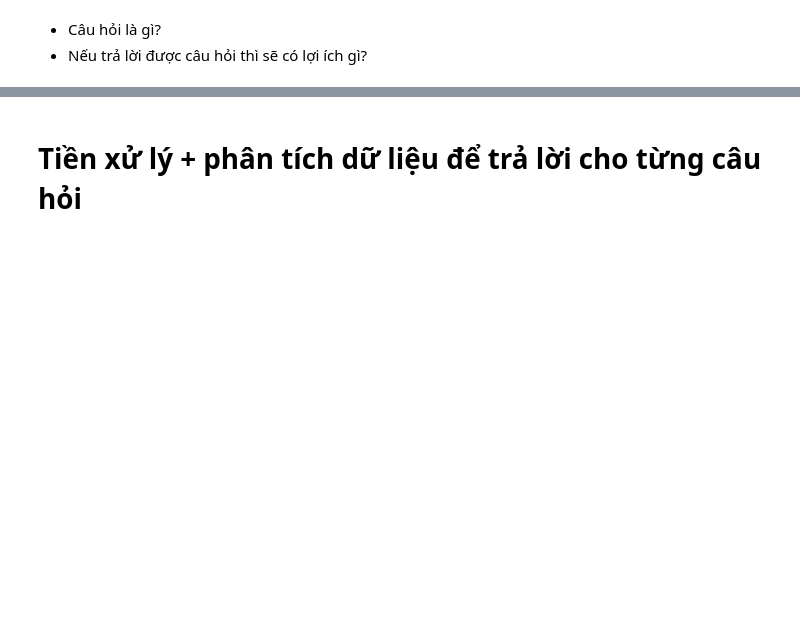
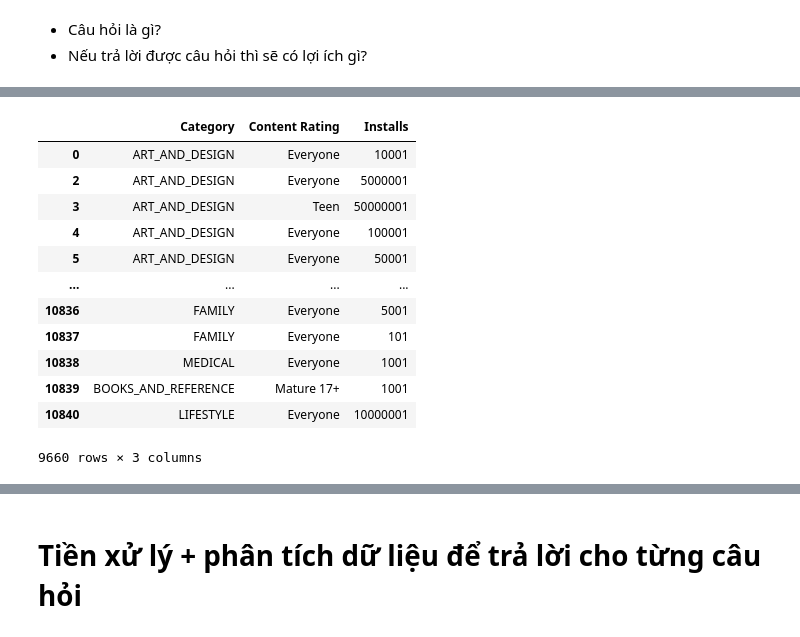
Before and after one commit to tqthangbl/P4DS-FinalProject, a Jupyter notebook: notebook.ipynb, the cells around one changed output, grey strips where cells are left out. Cells and saved outputs as stored; diff of their text form; code cells hidden in the pictures; blank space fills up the shorter version.

```diff
--- a/notebook.ipynb
+++ b/notebook.ipynb
@@ -676,0 +675,26 @@ Nếu trả lời được câu hỏi này, chúng ta sẽ biết được chuy
+# %%
+def change_installs_str_to_int(s):
+    if s == '0':
+        return 0
+    return int(s[:-1].replace(',', '')) + 1
+
+df = app_df[['Category', 'Content Rating', 'Installs']].copy()
+
+df['Category'] = df['Category'].fillna('OTHER')
+df['Installs'] = df['Installs'].apply(change_installs_str_to_int).astype('int')
+
+df
+# %% [output]
+|  | Category | Content Rating | Installs |
+| 0 | ART_AND_DESIGN | Everyone | 10001 |
+| 2 | ART_AND_DESIGN | Everyone | 5000001 |
+| 3 | ART_AND_DESIGN | Teen | 50000001 |
+| 4 | ART_AND_DESIGN | Everyone | 100001 |
+| 5 | ART_AND_DESIGN | Everyone | 50001 |
+| ... | ... | ... | ... |
+| 10836 | FAMILY | Everyone | 5001 |
+| 10837 | FAMILY | Everyone | 101 |
+| 10838 | MEDICAL | Everyone | 1001 |
+| 10839 | BOOKS_AND_REFERENCE | Mature 17+ | 1001 |
+| 10840 | LIFESTYLE | Everyone | 10000001 |
+9660 rows × 3 columns
```
Also changed, not shown: parts of 19 cells of this notebook.
